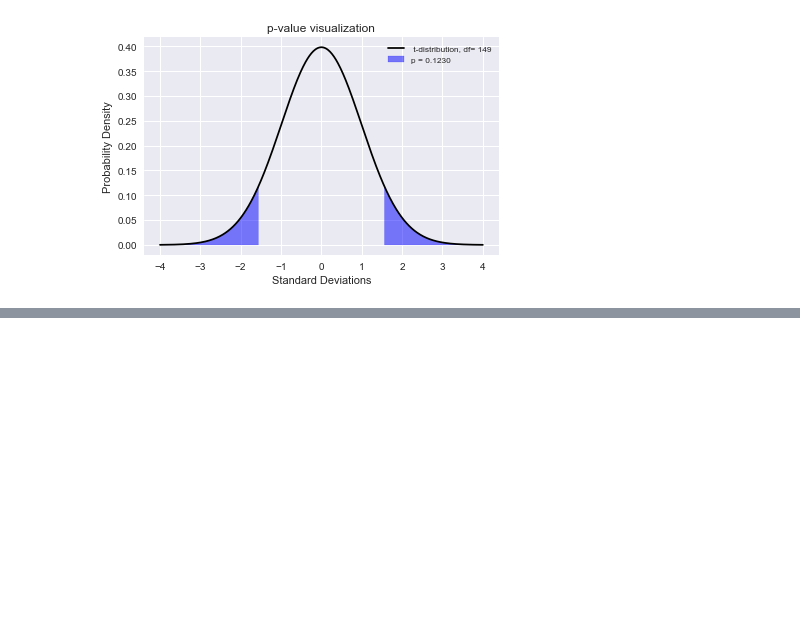
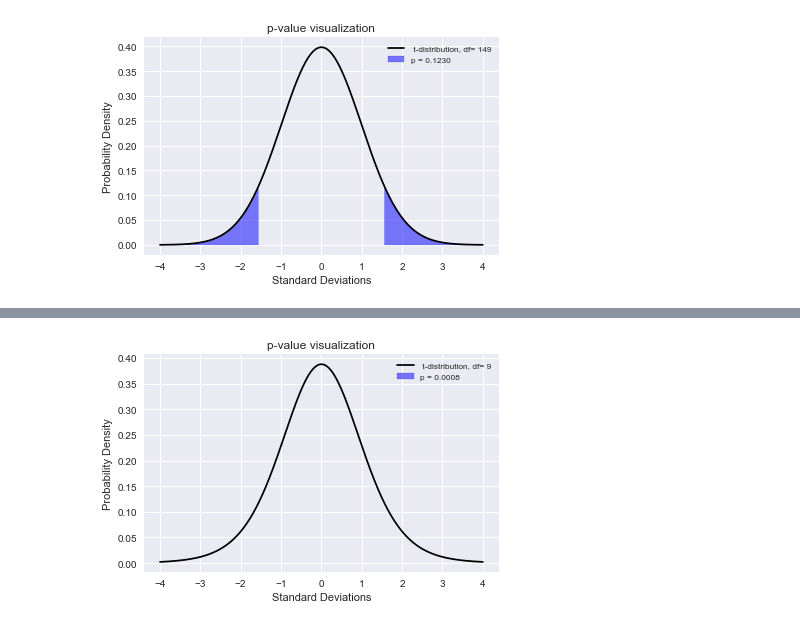
Before and after one commit to mseyhan/statistical-learning, a Jupyter notebook: chapter7_3.ipynb, the cells around one changed output, grey strips where cells are left out. Cells and saved outputs as stored; diff of their text form; code cells hidden in the pictures; blank space fills up the shorter version.

```diff
--- a/chapter7_3.ipynb
+++ b/chapter7_3.ipynb
@@ -230,6 +229,6 @@ average infant weights.
 [figure]
 # %%
-# DIFFERENCE OF MEANS HYPOTHESIS TEST
+# DIFFERENCE OF TWO MEANS HYPOTHESIS TEST // GIVEN THE RAW DATA
 
 ncbirths = pd.read_csv("data/ncbirths.csv", na_values = "null") # read the data
 ncbirths_sample = ncbirths.sample(frac=.15,random_state=178) # take samples from the entire dataset, simple random sample
@@ -263,7 +262,7 @@ x0 = 0 # null value
 cl = .95 # confidence level
 sl = 1-cl # significance level
 s1t = sl/2 # significance level in one tail
-dof = n-1 # degrees of freedom
+dof = sum(size-1) # degrees of freedom
 
 se = np.sqrt(sum(std**2/size)) # standard error, extended
 t = (xbar - x0) / se # compute t-score
@@ -333,3 +332,77 @@ Since p = 0.0096 and it's lower than our 0.05 significance level, we reject the
 there's a difference in smoker and nonsmoker mothers' average infant weights.
 [figure]
 [figure]
+# %%
+'''7.23 Friday the 13th, Part I. In the early 1990's, researchers in the UK collected data on traffic
+flow, number of shoppers, and traffic accident related emergency room admissions on Friday the 13th and the previous
+Friday, Friday the 6th. The histograms below show the distribution of number of cars passing by a specific
+intersection on Friday the 6th and Friday the 13th for many such date pairs. Also given are some sample
+statistics, where the difference is the number of cars on the 6th minus the number of cars on the 13th.
+
+(a) Are there any underlying structures in these data that should be considered in an analysis? Explain.
+(b) What are the hypotheses for evaluating whether the number of people out on Friday the 6th is different
+than the number out on Friday the 13th?
+(c) Check conditions to carry out the hypothesis test from part (b).
+(d) Calculate the test statistic and the p-value.
+(e) What is the conclusion of the hypothesis test?
+(f) Interpret the p-value in this context.
+(g) What type of error might have been made in the conclusion of your test? Explain.'''
+
+print('''a) those data are paired, since the two fridays are close, those two dates probably are related or connected
+comparing another random friday of the year.
+b) H0: there's no significant difference in difference of two dates' average, u6-u13 = 0
+HA: there's a significant difference in difference of two dates' average, u6-u13 != 0
+c) independence: nothing have been said about the data collection but, assuming it's a simple random sample independence
+condition satisfies.
+normality: the histograms in the example shows us there's no particularly extreme outliers. normality condition satisfied.
+''')
+
+xbar = 1836
+std = 1176
+n = 10
+
+x0 = 0 # null value
+cl = .95 # confidence level
+sl = 1-cl # significance level
+s1t = sl/2 # significance level in one tail
+dof = 10-1 # degrees of freedom
+
+se = s / np.sqrt(n) # standard error
+t = (xbar - x0) / se # compute t-score
+two_t = [t,t*(-1)] # t-scores for right and left tail
+p1t = stats.t.cdf(x=min(two_t), df=dof) # one tail probability -left tail-
+p = stats.t.cdf(x=min(two_t), df=dof) * 2 # two tailed p-value of corresponding t-score
+
+#PREPARE
+poi = '''difference between average traffic flow of two dates'''
+h0 = ''' there's no significant difference in two dates' average. '''
+ha = ''' there's a significant difference in two dates' average. '''
+
+print('''PREPARE.
+parameter of interest: {poi}.
+xbar = {xbar}, s = {s}, n = {n}, dof = {dof}
+H0: {h0} u_1 - u_2 = {x0}
+HA: {ha} u_1 - u_2 != {x0}
+significance level: {sl:.2f}'''
+.format(xbar=xbar,s=std,n=n,dof=dof,sl=sl,x0=x0,h0=h0,ha=ha,poi=poi))
+
+print('''CALCULATE.
+se = {se:.4f}, t* = {t:.2f}
+CONCLUDE.
+Since p = {p:.4f} and it's smaller than our {sl:.2f} significance level, we reject the null hypothesis and conclude
+the data provide strong evidence that the average number of cars at the intersection is significantly different in two dates.
+'''
+.format(sl=sl,p=p,se=se,t=t))
+
+# viz
+fig = plt.figure(figsize=(14,4))
+x = np.linspace(-4, 4, 500)
+ax = fig.add_subplot(1,2,1)
+y = stats.t.pdf(x, dof)
+ax.plot(x, y, color='black',label=f' t-distribution, df= {dof}'.format(df=dof))
+ax.fill_between(x, y, color='blue', alpha=0.5, where=(x<min(two_t)) | (x>max(two_t)),label="p = {:.4f}".format(p))
+ax.set_ylabel('Probability Density')
+ax.set_xlabel('Standard Deviations')
+ax.set_title('p-value visualization')
+legend = ax.legend(shadow=True,fontsize='small')
+# %% [output]
@@ -335,0 +428 @@ there's a difference in smoker and nonsmoker mothers' average infant weights.
+[figure, added]
```
Also changed, not shown: parts of 13 cells of this notebook.
